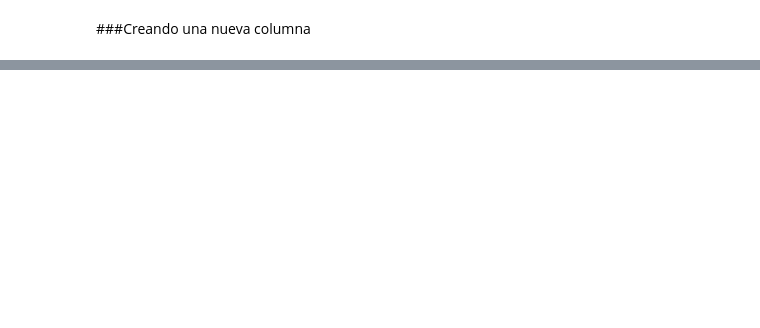
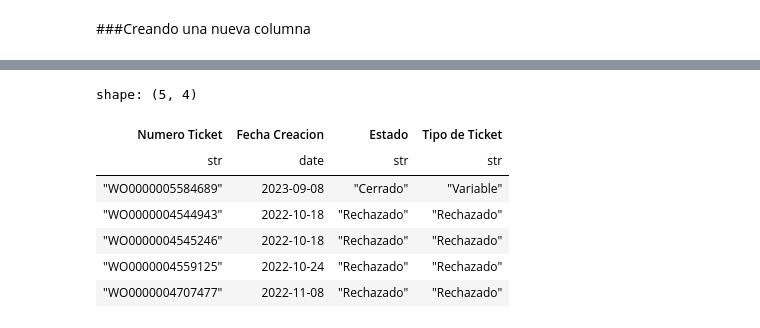
Before and after one commit to RafaelMerma/Python-For-ETL-E1, a Jupyter notebook: Proceso ETL.ipynb, the cells around one changed output, grey strips where cells are left out. Saved outputs shown, nothing was run; the diff lists cells and outputs as text; code cells hidden in the pictures; blank space fills up the shorter version.

```diff
--- a/Proceso ETL.ipynb
+++ b/Proceso ETL.ipynb
@@ -265,0 +286,19 @@ tickets = tickets.with_columns(
+# %%
+pl.read_excel(
+    source="Atenciones\Atenciones Centro.xlsx",
+    sheet_name="Hoja1",
+    engine="xlsx2csv",
+    read_csv_options={
+        "columns":["Numero Ticket","Fecha Creacion","Estado","Tipo de Ticket"],
+        "dtypes": {"Fecha Creacion" : pl.Date}
+    }
+).head()
+# %% [output]
+shape: (5, 4)
+| Numero Ticket | Fecha Creacion | Estado | Tipo de Ticket |
+| str | date | str | str |
+| "WO0000005584689" | 2023-09-08 | "Cerrado" | "Variable" |
+| "WO0000004544943" | 2022-10-18 | "Rechazado" | "Rechazado" |
+| "WO0000004545246" | 2022-10-18 | "Rechazado" | "Rechazado" |
+| "WO0000004559125" | 2022-10-24 | "Rechazado" | "Rechazado" |
+| "WO0000004707477" | 2022-11-08 | "Rechazado" | "Rechazado" |
```
Also changed, not shown: parts of 2 cells of this notebook.
